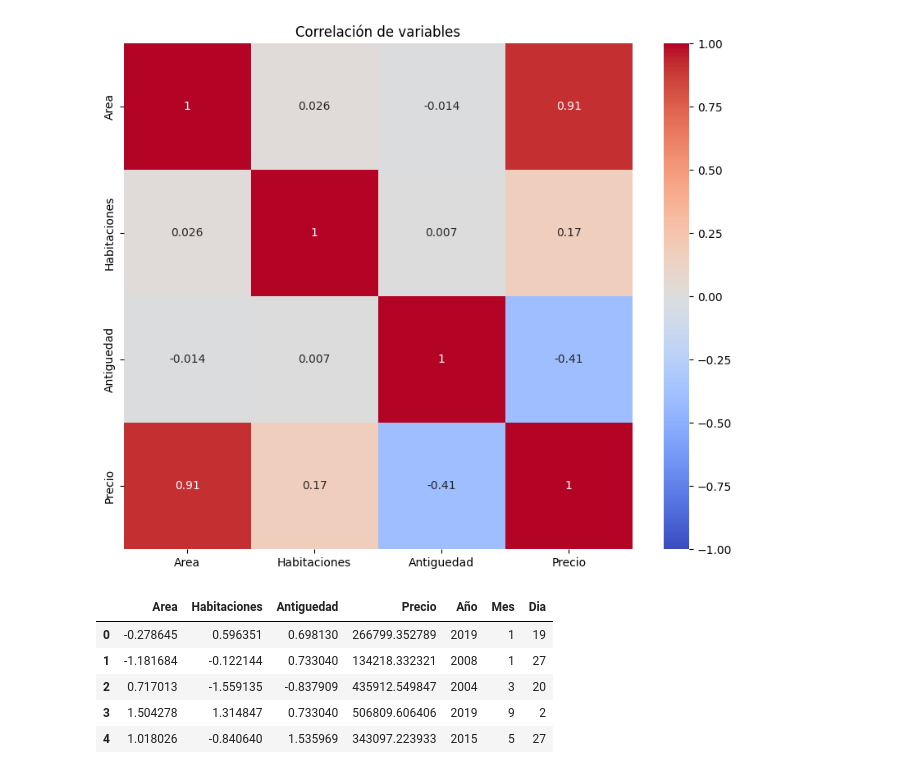
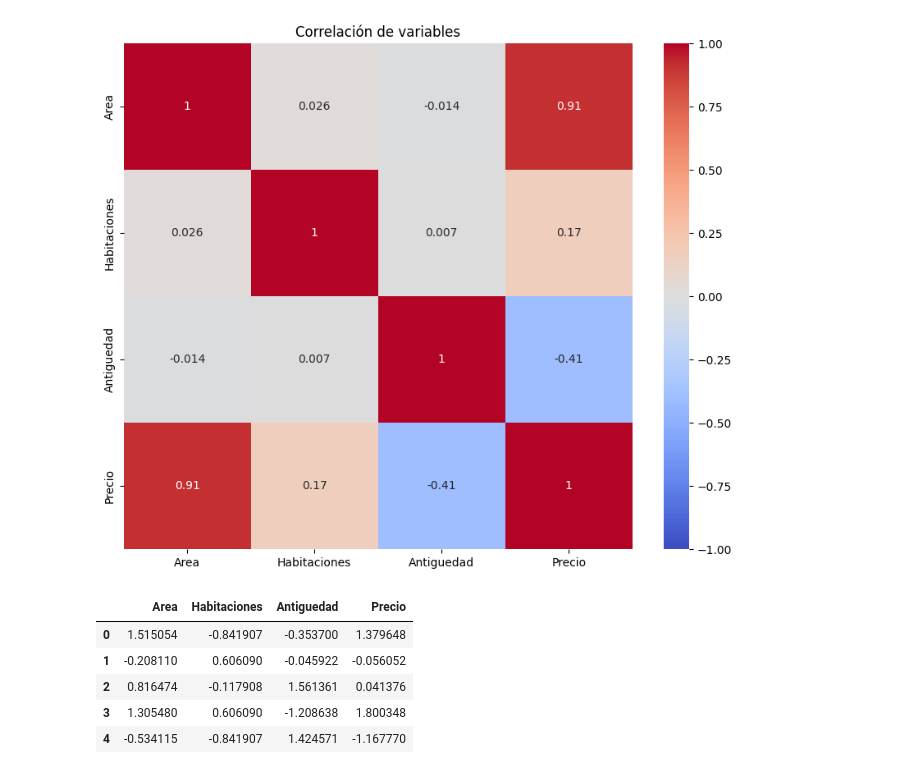
Before and after one commit to LeandroNardiTaligent/Papermill-Ejemplo-2, a Jupyter notebook: preprocesamiento.ipynb, the cells around one changed output. Cells and saved outputs as stored; diff of their text form; code cells hidden in the pictures.

```diff
--- a/preprocesamiento.ipynb
+++ b/preprocesamiento.ipynb
@@ -43,16 +45,24 @@ df['Mes'] = df['Fecha'].dt.month
 df['Dia'] = df['Fecha'].dt.day
 df.drop('Fecha', axis=1, inplace=True)
 
+# Dividir el conjunto de datos en conjuntos de entrenamiento y prueba
+df = df.loc[:, ['Area', 'Habitaciones', 'Antiguedad', 'Precio']]
+df_train, df_test = train_test_split(df, test_size=0.3)
+
+# Escalamiento de variables
 scaler = StandardScaler()
-scaled_data = scaler.fit_transform(df[['Area', 'Habitaciones', 'Antiguedad']])
-df_scaled = pd.DataFrame(scaled_data, columns=['Area', 'Habitaciones', 'Antiguedad'])
-df[['Area', 'Habitaciones', 'Antiguedad']] = df_scaled
+
+train_scaled = scaler.fit_transform(df_train)
+df_train_scaled = pd.DataFrame(train_scaled, columns=['Area', 'Habitaciones', 'Antiguedad', 'Precio'])
+
+test_scaled = scaler.transform(df_test)
+df_test_scaled = pd.DataFrame(test_scaled, columns=['Area', 'Habitaciones', 'Antiguedad', 'Precio'])
 # %%
-df.head()
+df_train_scaled.head()
 # %% [output]
-|  | Area | Habitaciones | Antiguedad | Precio | Año | Mes | Dia |
-| 0 | -0.278645 | 0.596351 | 0.698130 | 266799.352789 | 2019 | 1 | 19 |
-| 1 | -1.181684 | -0.122144 | 0.733040 | 134218.332321 | 2008 | 1 | 27 |
-| 2 | 0.717013 | -1.559135 | -0.837909 | 435912.549847 | 2004 | 3 | 20 |
-| 3 | 1.504278 | 1.314847 | 0.733040 | 506809.606406 | 2019 | 9 | 2 |
-| 4 | 1.018026 | -0.840640 | 1.535969 | 343097.223933 | 2015 | 5 | 27 |
+|  | Area | Habitaciones | Antiguedad | Precio |
+| 0 | 1.515054 | -0.841907 | -0.353700 | 1.379648 |
+| 1 | -0.208110 | 0.606090 | -0.045922 | -0.056052 |
+| 2 | 0.816474 | -0.117908 | 1.561361 | 0.041376 |
+| 3 | 1.305480 | 0.606090 | -1.208638 | 1.800348 |
+| 4 | -0.534115 | -0.841907 | 1.424571 | -1.167770 |
```
Also changed, not shown: parts of 4 cells of this notebook, 3 other files.
